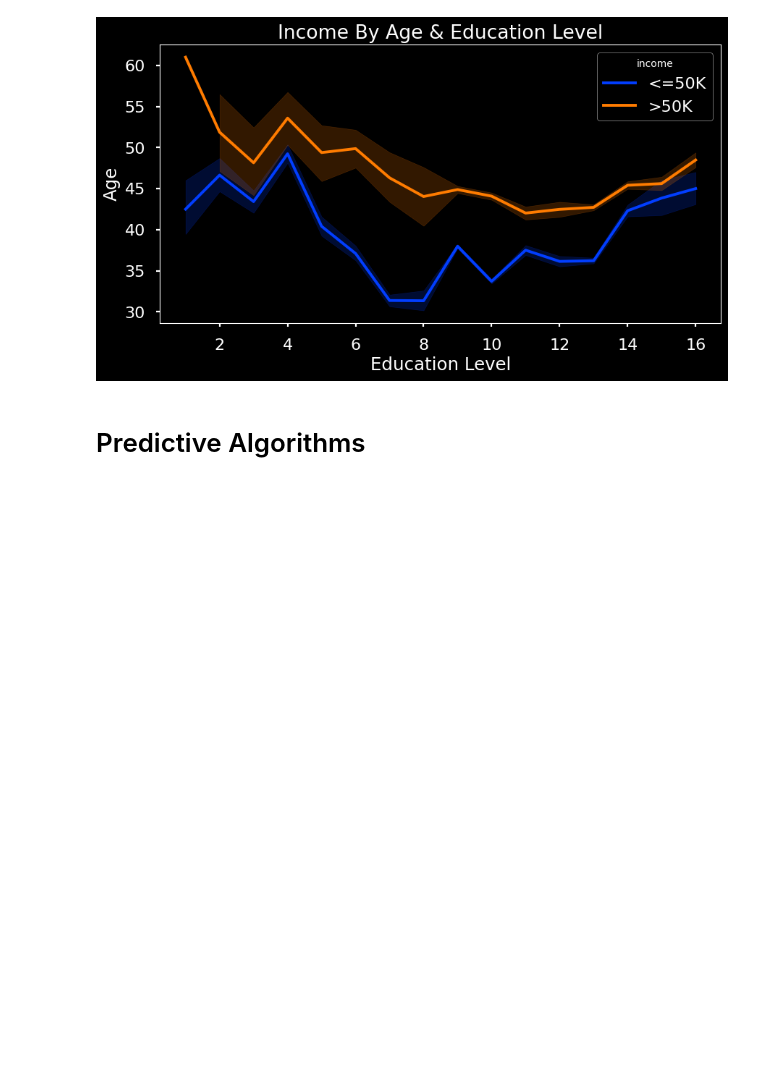
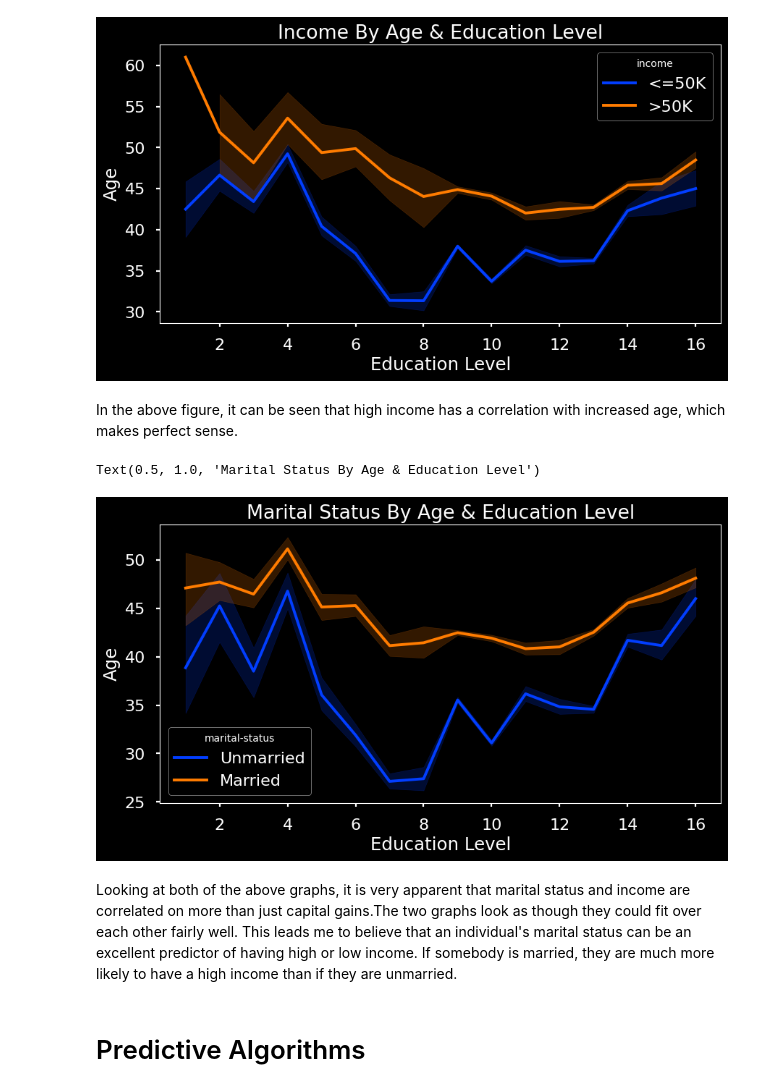
Before and after one commit to JamisonHunter/Adult-Income-Prediction, a Jupyter notebook: adult_income_prediction_j_hunter.ipynb, the cells around one changed output. Saved outputs shown, nothing was run; the diff lists cells and outputs as text; code cells hidden in the pictures; blank space fills up the shorter version.

```diff
--- a/adult_income_prediction_j_hunter.ipynb
+++ b/adult_income_prediction_j_hunter.ipynb
@@ -541,6 +549,24 @@ ax.set_title("Income By Age & Education Level")
 # %% [output]
 Text(0.5, 1.0, 'Income By Age & Education Level')
 [figure]
+# %% [markdown]
+In the above figure, it can be seen that high income has a correlation with increased age, which makes perfect sense.
+# %%
+fig, ax = plt.subplots(figsize=(10,5))
+ax = sns.lineplot(
+    x="educational-num",
+    y="age",
+    data=df,
+    palette='bright',
+    hue='marital-status');
+ax.set_xlabel("Education Level")
+ax.set_ylabel("Age")
+ax.set_title("Marital Status By Age & Education Level")
+# %% [output]
+Text(0.5, 1.0, 'Marital Status By Age & Education Level')
+[figure, added]
+# %% [markdown]
+Looking at both of the above graphs, it is very apparent that marital status and income are correlated on more than just capital gains.The two graphs look as though they could fit over each other fairly well. This leads me to believe that an individual's marital status can be an excellent predictor of having high or low income. If somebody is married, they are much more likely to have a high income than if they are unmarried.
 # %% [markdown]
 # Predictive Algorithms
 # %% [markdown]
```
Also changed, not shown: parts of 6 cells of this notebook.
